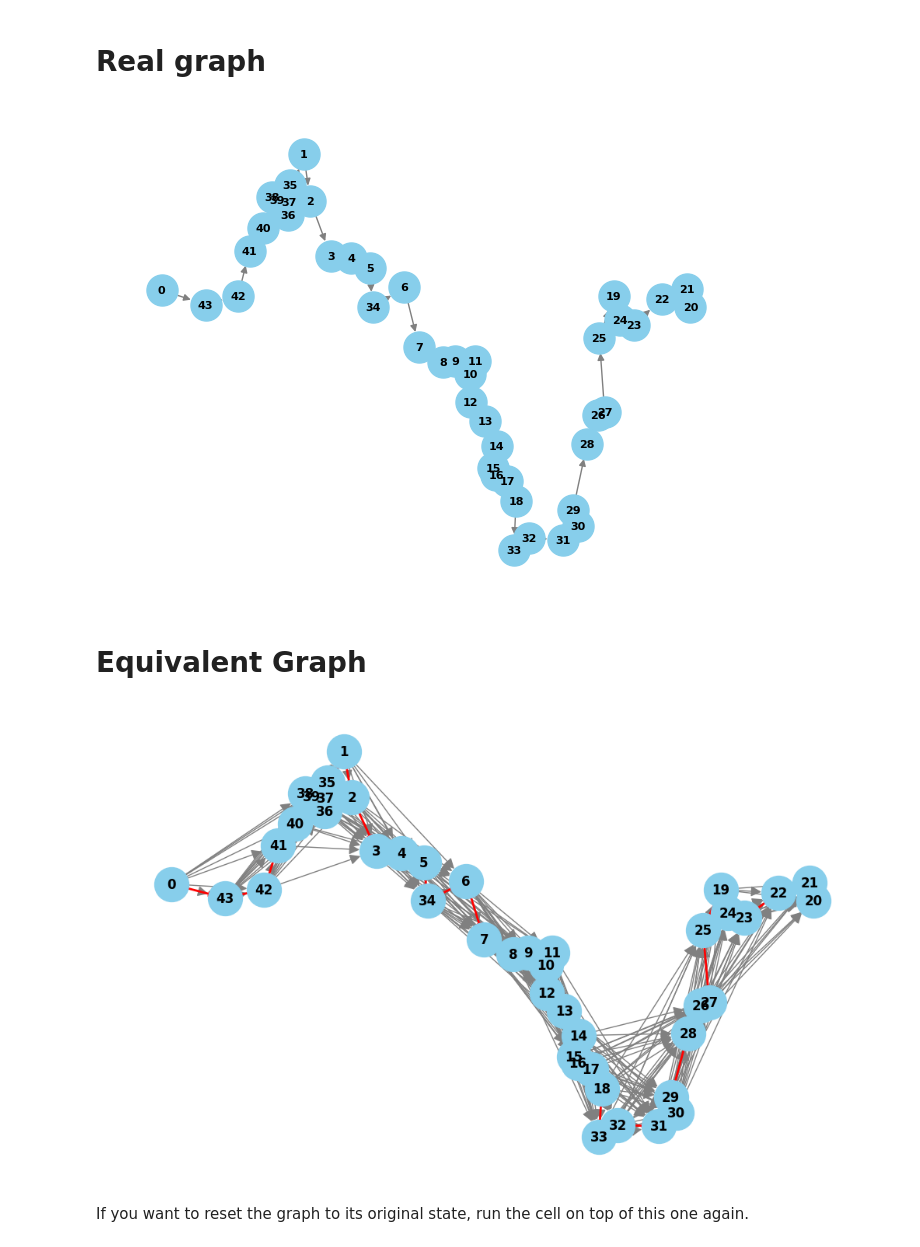
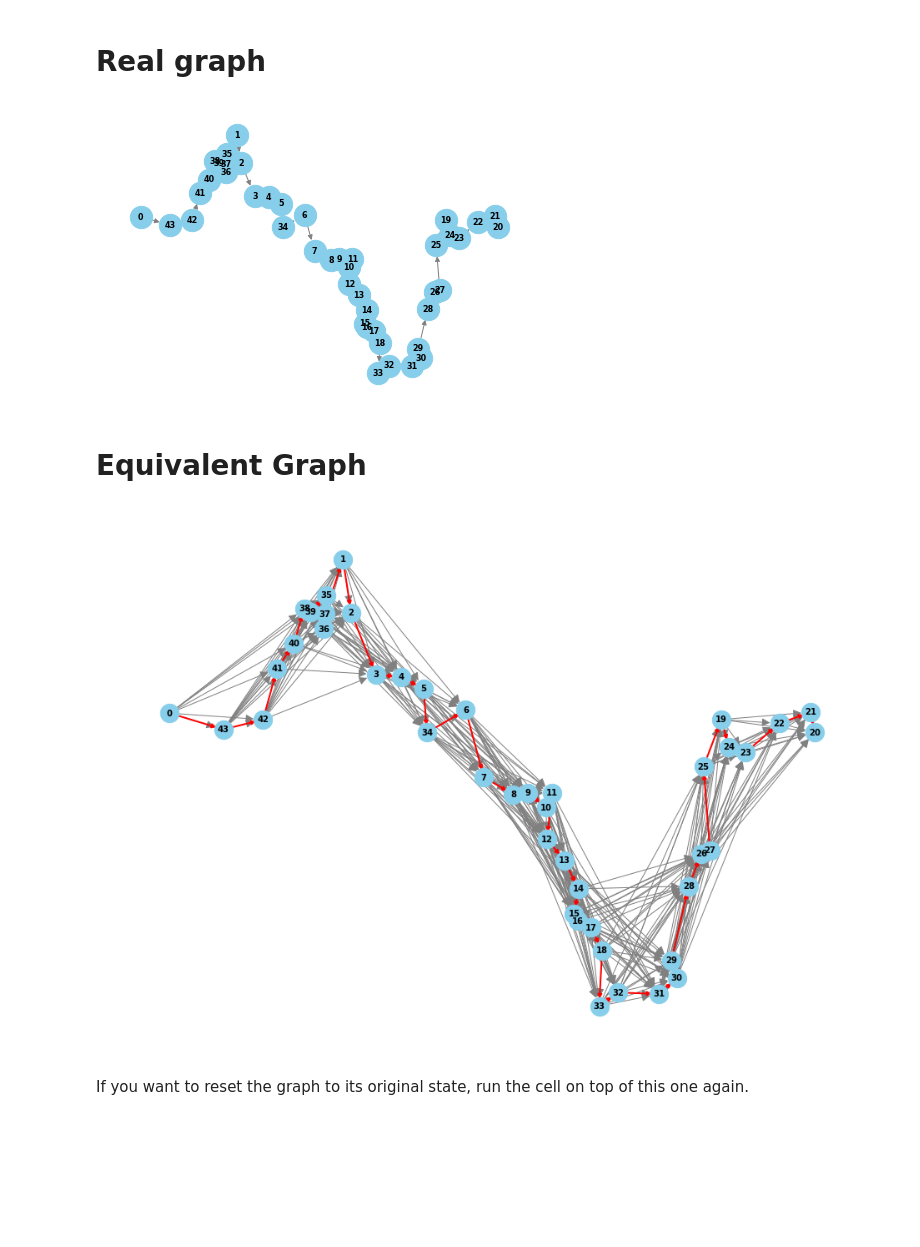
Before and after one commit to lorenzo-battiston/for-biglab, a Jupyter notebook: Text_big_project.ipynb, the cells around one changed output. Saved outputs shown, nothing was run; the diff lists cells and outputs as text; code cells hidden in the pictures; blank space fills up the shorter version.

```diff
--- a/Text_big_project.ipynb
+++ b/Text_big_project.ipynb
@@ -203,7 +216,7 @@ def nodes_distance(node1: int, node2: int, ordered_path, distance_matrix) -> flo
     """
     index1 = ordered_path.index(node1)
     index2 = ordered_path.index(node2)
-    return np.sum(distance_matrix[ordered_path[i], ordered_path[i+1]] for i in range(index1, index2))
+    return sum(distance_matrix[ordered_path[i], ordered_path[i+1]] for i in range(index1, index2))
 
 def find_valid_arcs(ordered_path, distance_matrix, max_distance):
     valid_arcs = {}
@@ -468,21 +492,8 @@ This algorithm is used to find the shortest path between two nodes (head, tail).
 # %%
 import mip
 
-# Define a function to add a constraint to exclude the current solution
-def exclude_current_solution(m, x, current_path):
-    # Add a constraint that at least one edge in the current path must be different
-    m += mip.xsum(1 - x[i][j] if (i, j) in current_path else x[i][j] for i in range(n) for j in range(n)) >= 1
-
-
+# number of nodes
 n = len(nodes_data)
-distance_matrix = np.zeros((n, n))
-
-od_data['distance [m]'].fillna(0, inplace=True)
-od_data[['origin_id', 'destination_id']] = od_data[['origin_id', 'destination_id']].astype(int)
-
-for _, row in od_data.iterrows():
-    i, j = int(row['origin_id']), int(row['destination_id'])
-    distance_matrix[i][j] = row['distance [m]']
 
 # Create model
 m = mip.Model()
@@ -496,14 +507,17 @@ print(f"Number y (arc ij is selected or not) of variables: {len(x)}")
 first_node = find_first_node(nodes_data)
 last_node = find_last_node(nodes_data)
 
-
+# constraints on the number of ingoing/outgoing arcs
 for i in range(n):
+    # No self loops
     m += x[i][i] == 0
 
     outgoing_arcs = mip.xsum(x[i][j] for j in range(n) if i != j)
     incoming_arcs = mip.xsum(x[j][i] for j in range(n) if i != j)
 
+    # If it is the last node, should not have outgoing arcs. Otherwise, should have one
     m += outgoing_arcs == 0 if i == last_node else outgoing_arcs == 1
+    # If it is the first node, should not have incoming arcs. Otherwise, should have one
     m += incoming_arcs == 0 if i == first_node else incoming_arcs == 1
 
 # Sub-tour elimination
@@ -531,7 +545,7 @@ print("Optimal path:", path)
 current_node = 0
 ordered_path = [current_node]
 
-while current_node != 20:
+while current_node != last_node:
     current_node = next(j for j in range(n) if x[current_node][j].x >= 0.99)
     ordered_path.append(current_node)
 
@@ -571,38 +585,38 @@ nx.draw(G, pos, with_labels=True, node_size=500, font_size=8, font_color="black"
 
 plt.show()
 # %% [output]
-[figure, old version]
+[figure, new version]
 # %% [markdown]
 #  Equivalent Graph
 # %%
 valid_arcs_dict = {}
 
 for i, start_node in enumerate(ordered_path):
-    accumulated_distance = 0
     for next_node in ordered_path[i + 1:]:
         distance = nodes_distance(start_node, next_node, ordered_path, distance_matrix)
         if(distance <= max_distance):
             if not G.has_edge(start_node, next_node):
                 G.add_edge(start_node, next_node, distance=distance)
                 valid_arcs_dict[(start_node, next_node)] = distance
         else: break
 
 
 # Create a list of edges for the original path
 original_path_edges = [(ordered_path[i], ordered_path[i + 1]) for i in range(len(ordered_path) - 1)]
 
 # Visualization
-plt.figure(figsize=(10, 6))
-# Draw the graph with all connections
-nx.draw(G, pos, with_labels=True, node_size=1000, font_size=12, font_color="black", font_weight="bold",
+plt.figure(figsize=(13, 9))
+
+# Draw the equivalent graph with all connections
+nx.draw(G, pos, with_labels=True, node_size=500, font_size=10, font_color="black", font_weight="bold",
         node_color="skyblue", edge_color="gray", arrowsize=20)
 
-# Highlight the original path in red
+# Highlight the real path in red
 nx.draw_networkx_edges(G, pos, edgelist=original_path_edges, edge_color='red', width=2)
 
 plt.show()
 # %% [output]
-[figure, old version]
+[figure, new version]
 # %% [markdown]
 If you want to reset the graph to its original state, run the cell on top of this one again.
 # %%
```
Also changed, not shown: parts of 14 cells of this notebook.
